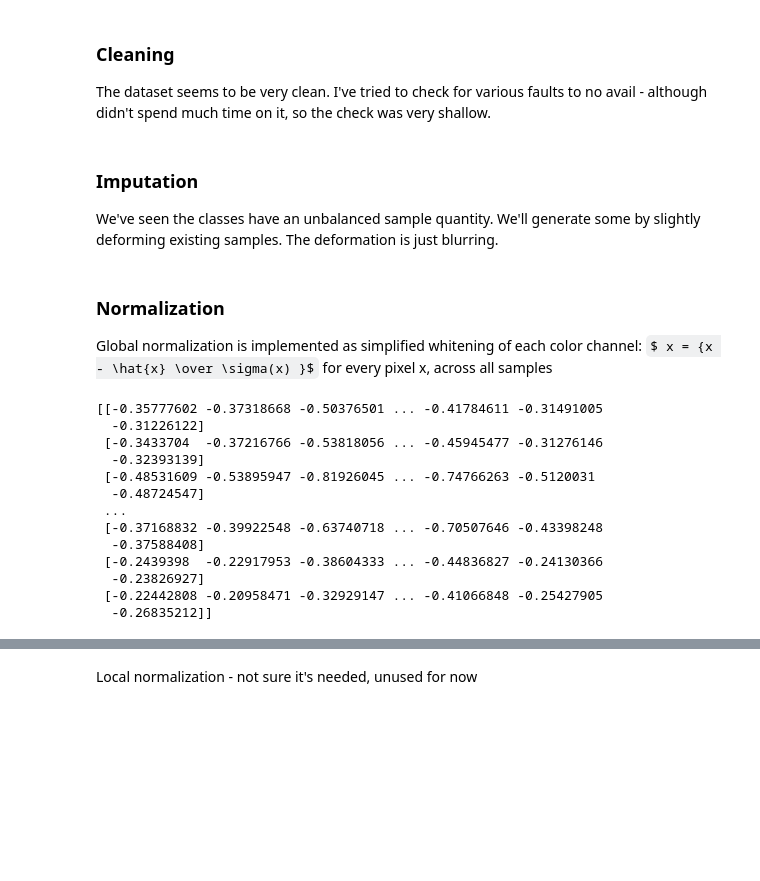
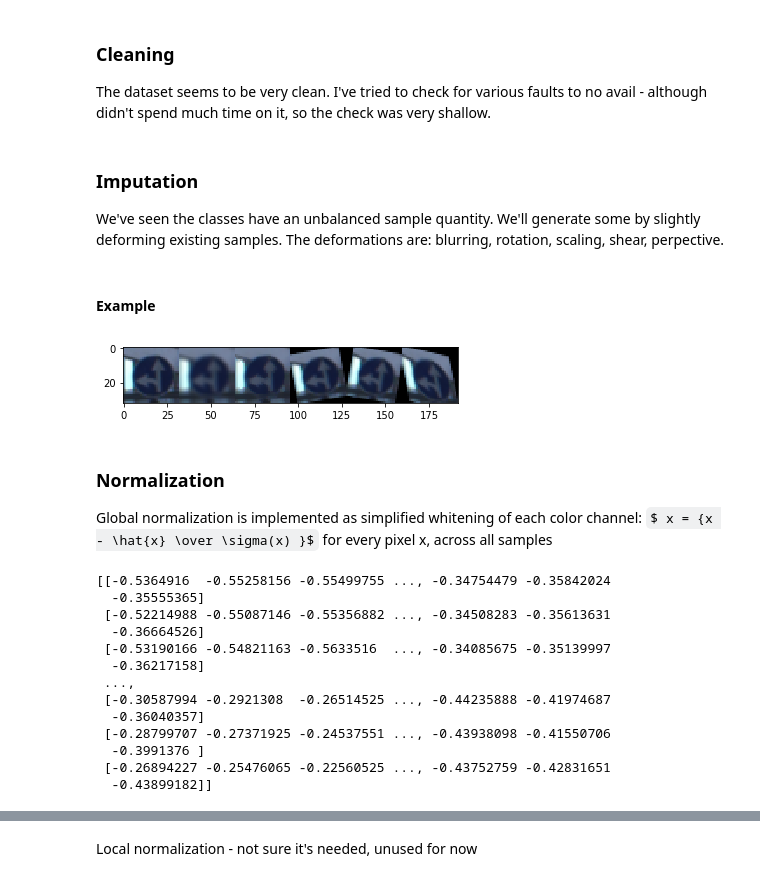
Before and after one commit to roman-smirnov/traffic-sign-classifier, a Jupyter notebook: Traffic_Sign_Classifier.ipynb, the cells around one changed output, grey strips where cells are left out. Drawn from its saved outputs; the diff is of its cells as text; code cells hidden in the pictures; some formulas as TeX source; blank space fills up the shorter version.

```diff
--- a/Traffic_Sign_Classifier.ipynb
+++ b/Traffic_Sign_Classifier.ipynb
@@ -186,7 +187,7 @@ The dataset seems to be very clean. I've tried to check for various faults to no
 # %% [markdown]
 ### Imputation
 We've seen the classes have an unbalanced sample quantity. We'll generate some by slightly deforming existing samples.
-The deformation is just blurring.
+The deformations are: blurring, rotation, scaling, shear, perpective.
 # %%
 # calculate the sample ranges
 rngs = {i:np.argwhere(y_train==i).flatten() for i in range(n_classes)}
@@ -198,27 +199,52 @@ tot_count = sum([max_count-counts[i] for i in range(n_classes)])
 deformed=np.empty((tot_count,32,32,3), dtype=np.uint8)
 deformed_labels = np.empty(tot_count, dtype=np.uint8)
 
+# rotate and scale down matrices
+rot_cw = cv2.getRotationMatrix2D((16,16),10,0.9)
+rot_ccw = cv2.getRotationMatrix2D((16,16),-10,0.9)
+# perpesctive transform matrix
+wrp_prsp = np.asarray([[ 0.9,  0.2, -2.0],[ 0.2, 1.0,  -1.0]])
+
 last = 0
 for i in range(n_classes):
     rnd = np.random.choice(rngs[i],size=max_count-counts[i])
     for r in rnd:
-        if last%3 == 0:
-            # blur the image
+        if last%5 == 0:
+            # avg blur
             deformed[last] = cv2.blur(X_train[r],(3,3))
-        elif last%3 == 1:
-            # rotate clockwise 5 degrees
-            M = cv2.getRotationMatrix2D((16,16),5,1)
-            deformed[last] = cv2.warpAffine(X_train[r],M,(32,32))
-        elif last%3 == 2:
-             # rotate counter-clockwise 5 degrees
-            M = cv2.getRotationMatrix2D((16,16),-5,1)
-            deformed[last] = cv2.warpAffine(X_train[r],M,(32,32))
+        elif last%5 == 1:
+            # median blur
+            deformed[last] = cv2.medianBlur(X_train[r],3)
+        elif last%5 == 2:
+            # rotate clockwise degrees
+            deformed[last] = cv2.warpAffine(X_train[r],rot_cw,(32,32))
+        elif last%5 == 3:
+            # rotate counter-clockwise degrees
+            deformed[last] = cv2.warpAffine(X_train[r],rot_ccw,(32,32))
+        elif last%5 == 4:
+            deformed[last] = cv2.warpAffine(X_train[r],wrp_prsp,(32,32))
         deformed_labels[last] = i
         last+=1
 
 X_train = np.append(X_train,deformed,axis=0)
 y_train = np.append(y_train,deformed_labels)
 n_train = y_train.shape[0]
+# %% [markdown]
+#### Example
+# %%
+
+img = X_train[5000]
+wrpd0 = cv2.blur(img,(3,3))
+wrpd1 = cv2.medianBlur(img,3)
+wrpd2 = cv2.warpAffine(img,rot_cw,(32,32))
+wrpd3 = cv2.warpAffine(img,rot_ccw, (32,32))
+wrpd4 = cv2.warpAffine(img, wrp_prsp, (32,32))
+
+out = np.concatenate((img,wrpd0,wrpd1,wrpd2, wrpd3, wrpd4), axis=1)
+plt.imshow(out)
+plt.show()
+# %% [output]
+[figure, added]
 # %% [markdown]
 ### Normalization
 Global normalization is implemented as simplified whitening of each color channel:
@@ -231,16 +257,16 @@ X_valid = (X_valid-avg)/stddv
 X_test = (X_test-avg)/stddv
 print(X_train[0,:,:,0])
 # %% [output]
-[[-0.35777602 -0.37318668 -0.50376501 ... -0.41784611 -0.31491005
-  -0.31226122]
- [-0.3433704  -0.37216766 -0.53818056 ... -0.45945477 -0.31276146
-  -0.32393139]
- [-0.48531609 -0.53895947 -0.81926045 ... -0.74766263 -0.5120031
-  -0.48724547]
- ...
- [-0.37168832 -0.39922548 -0.63740718 ... -0.70507646 -0.43398248
-  -0.37588408]
- [-0.2439398  -0.22917953 -0.38604333 ... -0.44836827 -0.24130366
-  -0.23826927]
- [-0.22442808 -0.20958471 -0.32929147 ... -0.41066848 -0.25427905
-  -0.26835212]]
+[[-0.5364916  -0.55258156 -0.55499755 ..., -0.34754479 -0.35842024
+  -0.35555365]
+ [-0.52214988 -0.55087146 -0.55356882 ..., -0.34508283 -0.35613631
+  -0.36664526]
+ [-0.53190166 -0.54821163 -0.5633516  ..., -0.34085675 -0.35139997
+  -0.36217158]
+ ...,
+ [-0.30587994 -0.2921308  -0.26514525 ..., -0.44235888 -0.41974687
+  -0.36040357]
+ [-0.28799707 -0.27371925 -0.24537551 ..., -0.43938098 -0.41550706
+  -0.3991376 ]
+ [-0.26894227 -0.25476065 -0.22560525 ..., -0.43752759 -0.42831651
+  -0.43899182]]
```
Also changed, not shown: parts of 46 cells of this notebook, 23 other files.
